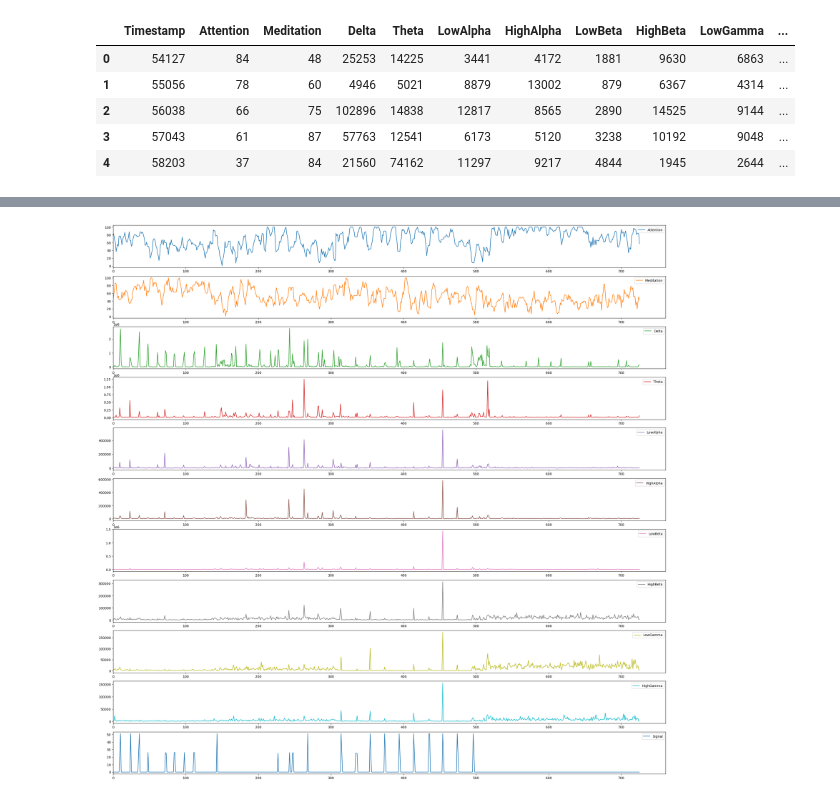
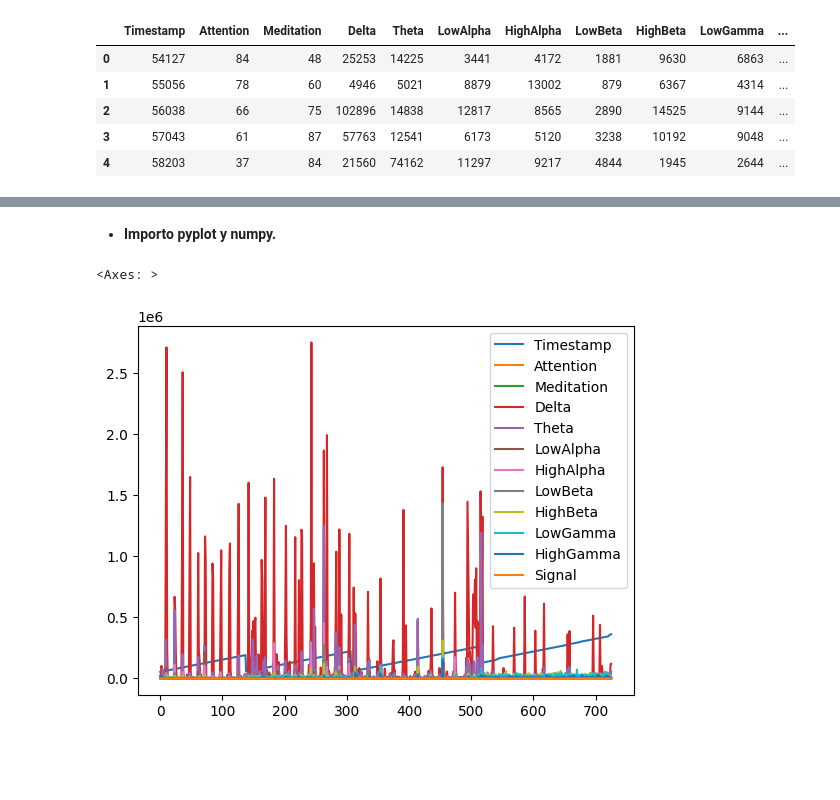
Before and after one commit to jpg1003/AnalisisEEG, a Jupyter notebook: codigo/notebooks/CodigoTFG.ipynb, the cells around one changed output, grey strips where cells are left out. Drawn from its saved outputs; the diff is of its cells as text; code cells hidden in the pictures; blank space fills up the shorter version.

Commit message:
ADD Añado mas codigo de plots al codigo

```diff
--- a/codigo/notebooks/CodigoTFG.ipynb
+++ b/codigo/notebooks/CodigoTFG.ipynb
@@ -195,5 +174,2 @@ datosEEGTotal
-# %%
-datosEEGTotal.drop(['Timestamp'],axis=1).plot(kind="line",subplots=True, sharex=False, figsize=(30,30),xlim=0)
-plt.show()
-# %% [output]
-[figure, removed]
+# %% [markdown]
+* **Importo pyplot y numpy.**
@@ -199,0 +179,5 @@ plt.show()
+# %%
+datosEEGTotal.plot()
+# %% [output]
+<Axes: >
+[figure, added]
```
Also changed, not shown: parts of 13 cells of this notebook.
